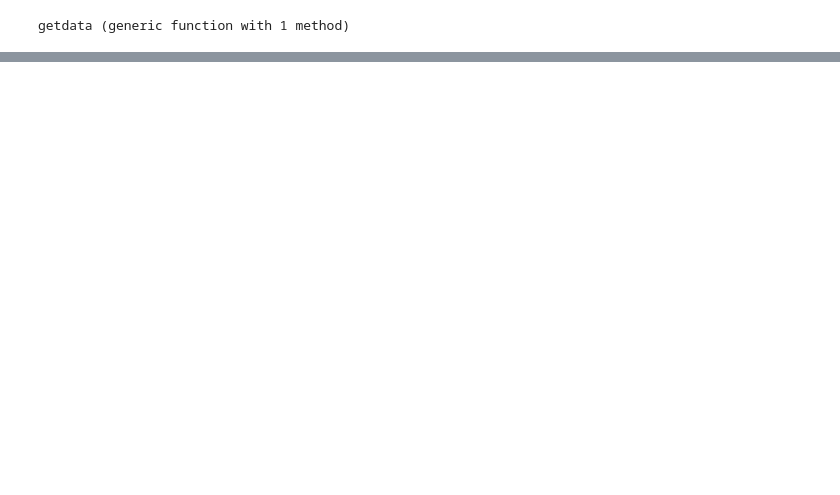
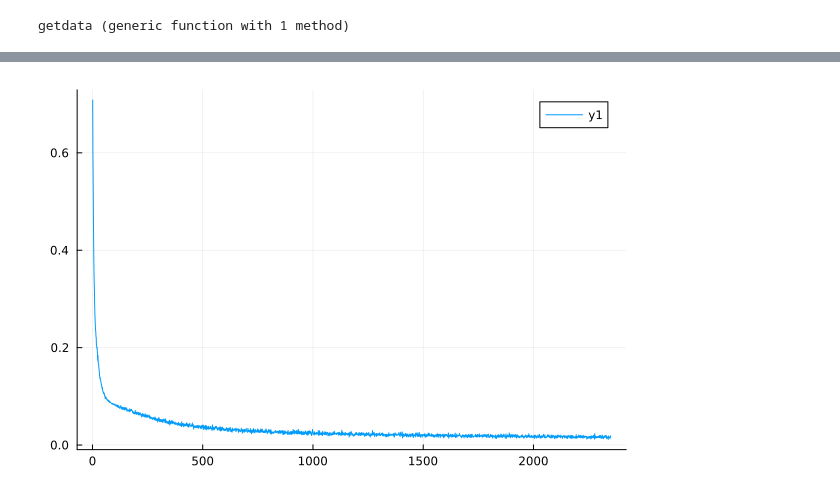
Before and after one commit to wilkieolin/phasor_julia, a Jupyter notebook: net_test.ipynb, the cells around one changed output, grey strips where cells are left out. Saved outputs shown, nothing was run; the diff lists cells and outputs as text; code cells hidden in the pictures; blank space fills up the shorter version.

```diff
--- a/net_test.ipynb
+++ b/net_test.ipynb
@@ -99,0 +200,6 @@ end
+# %%
+function quadrature_loss(phases::AbstractMatrix, truth::AbstractMatrix)
+    targets = 0.5 .* truth
+    sim = similarity(phases, targets)
+    return 1.0 .- sim
+end
@@ -99,0 +208,6 @@ end
+# %%
+function accuracy_quadrature(phases::AbstractMatrix, truth::AbstractMatrix)
+    predictions = getindex.(argmin(phases, dims=2), 2)
+    labels = getindex.(findall(truth), 1)
+    return predictions .== labels
+end
@@ -99,0 +224,14 @@ end
+# %%
+function loss_and_accuracy(data_loader, model)
+    acc = 0
+    ls = 0.0f0
+    num = 0
+    for (x, y) in data_loader
+        ŷ = model(x')
+
+        ls += sum(quadrature_loss(ŷ, y'))
+        acc += sum(accuracy_quadrature(ŷ, y)) ## Decode the output of the model
+        num +=  size(x)[end]
+    end
+    return ls / num, acc / num
+end
@@ -99,0 +325,2 @@ end
+# %%
+l =train(phasor_model)
@@ -99,0 +368,4 @@ end
+# %%
+plot(l)
+# %% [output]
+[figure, added]
```
Also changed, not shown: parts of 36 cells of this notebook, 2 other files.
